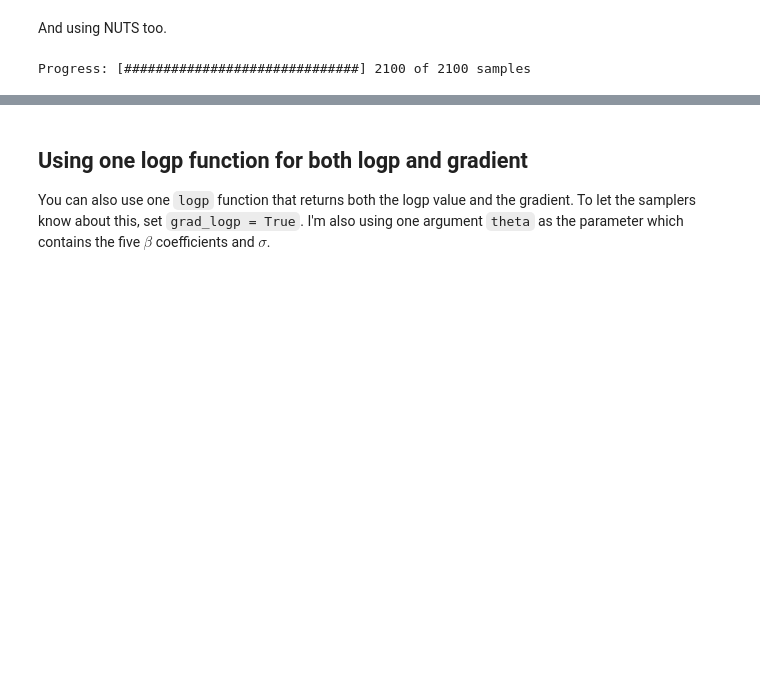
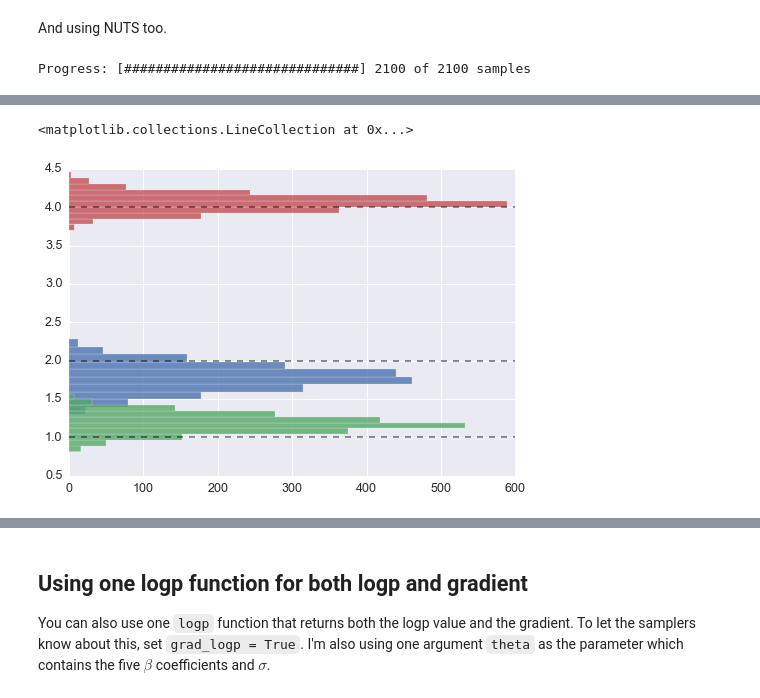
Before and after one commit to mcleonard/sampyl, a Jupyter notebook: Examples.ipynb, the cells around one changed output, grey strips where cells are left out. Cells and saved outputs as stored; diff of their text form; code cells hidden in the pictures; blank space fills up the shorter version.

```diff
--- a/Examples.ipynb
+++ b/Examples.ipynb
@@ -229,3 +271,10 @@ _ = plt.plot(chain.b)
+# %%
+for each in chain.b.T:
+    plt.hist(each, alpha=0.8, orientation='horizontal')
+plt.hlines([2,1,4], 0, 600, linestyles='--', alpha=0.5)
+# %% [output]
+<matplotlib.collections.LineCollection at 0x...>
+[figure, added]
 # %%
 _ = plt.plot(chain.sig)
 # %% [output]
```
Also changed, not shown: parts of 13 cells of this notebook, 13 other files.
